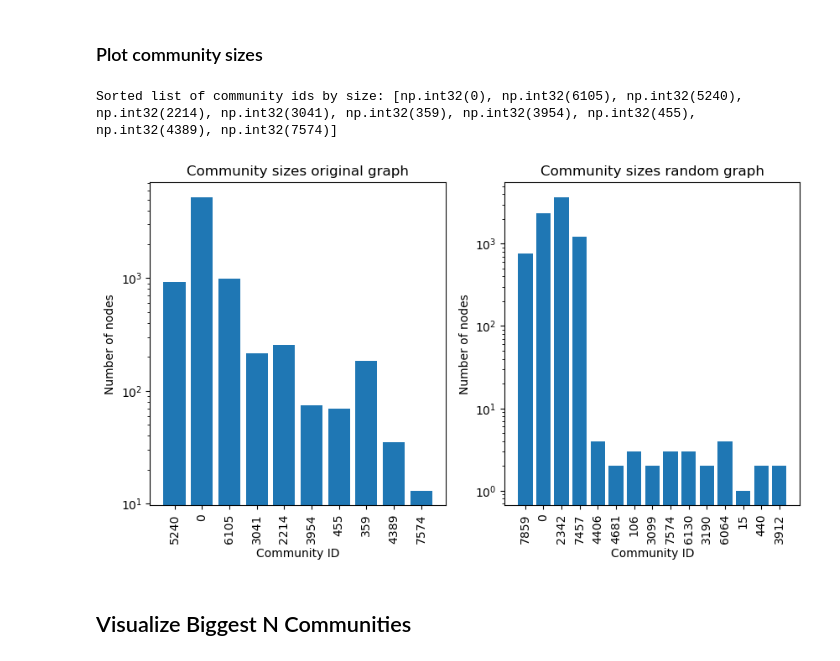
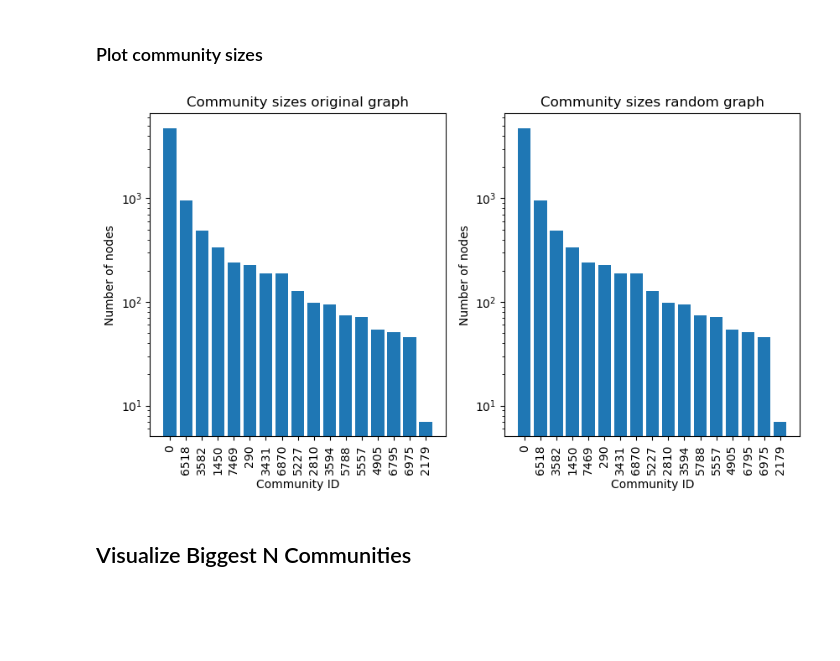
Before and after one commit to dariokueffer/Project-Network-Science-HS24, a Jupyter notebook: analysis_communities.ipynb, the cells around one changed output. Drawn from its saved outputs; the diff is of its cells as text; code cells hidden in the pictures; blank space fills up the shorter version.

Commit message:
sorted the plots of communities by size of community

```diff
--- a/analysis_communities.ipynb
+++ b/analysis_communities.ipynb
@@ -78,39 +78,42 @@ communities {'communities_modularity': <VertexPropertyMap object with value type
 # %%
 #plot community sizes
 
 community_counts = Counter(property_map_communities)
 community_counts_random = Counter(property_map_communities_random)
 
 sorted_list_of_community_ids_by_size = sorted(community_counts, key=community_counts.get, reverse=True)
 sorted_list_of_community_ids_by_size_random = sorted(community_counts_random, key=community_counts_random.get, reverse=True)
 
+
+
 fig, axs = plt.subplots(1, 2, figsize=(10, 5))
 
-x_label_strings = [f'{community}' for community in community_counts.keys()]
-x = np.arange(len(community_counts.keys()))
-axs[0].bar(x, community_counts.values())
+sorted_community_counts = {community: community_counts[community] for community in sorted_list_of_community_ids_by_size}
+
+x_label_strings = [f'{community}' for community in sorted_community_counts.keys()]
+x = np.arange(len(sorted_community_counts.keys()))
+axs[0].bar(x, sorted_community_counts.values())
 axs[0].set_title('Community sizes original graph')
 axs[0].set_xlabel('Community ID')
 axs[0].set_ylabel('Number of nodes')
 axs[0].set_yscale('log')
 axs[0].set_xticks(x)
 axs[0].set_xticklabels(x_label_strings, rotation=90)
 
-
-x_label_strings_random = [f'{community}' for community in community_counts_random.keys()]
-x_random = np.arange(len(community_counts_random.keys()))
-axs[1].bar(x_random, community_counts_random.values())
+sorted_community_counts_random = {community: community_counts[community] for community in sorted_list_of_community_ids_by_size}
+x_label_strings_random = [f'{community}' for community in sorted_community_counts_random.keys()]
+x_random = np.arange(len(sorted_community_counts_random.keys()))
+axs[1].bar(x_random, sorted_community_counts_random.values())
 axs[1].set_title('Community sizes random graph')
 axs[1].set_xlabel('Community ID')
 axs[1].set_ylabel('Number of nodes')
 axs[1].set_yscale('log')
 axs[1].set_xticks(x_random)
 axs[1].set_xticklabels(x_label_strings_random, rotation=90)
 
 plt.show()
 # %% [output]
-Sorted list of community ids by size: [np.int32(0), np.int32(6105), np.int32(5240), np.int32(2214), np.int32(3041), np.int32(359), np.int32(3954), np.int32(455), np.int32(4389), np.int32(7574)]
-[figure, old version]
+[figure, new version]
 # %% [markdown]
 ## Visualize Biggest N Communities
 # %%
```
Also changed, not shown: parts of 10 cells of this notebook.
